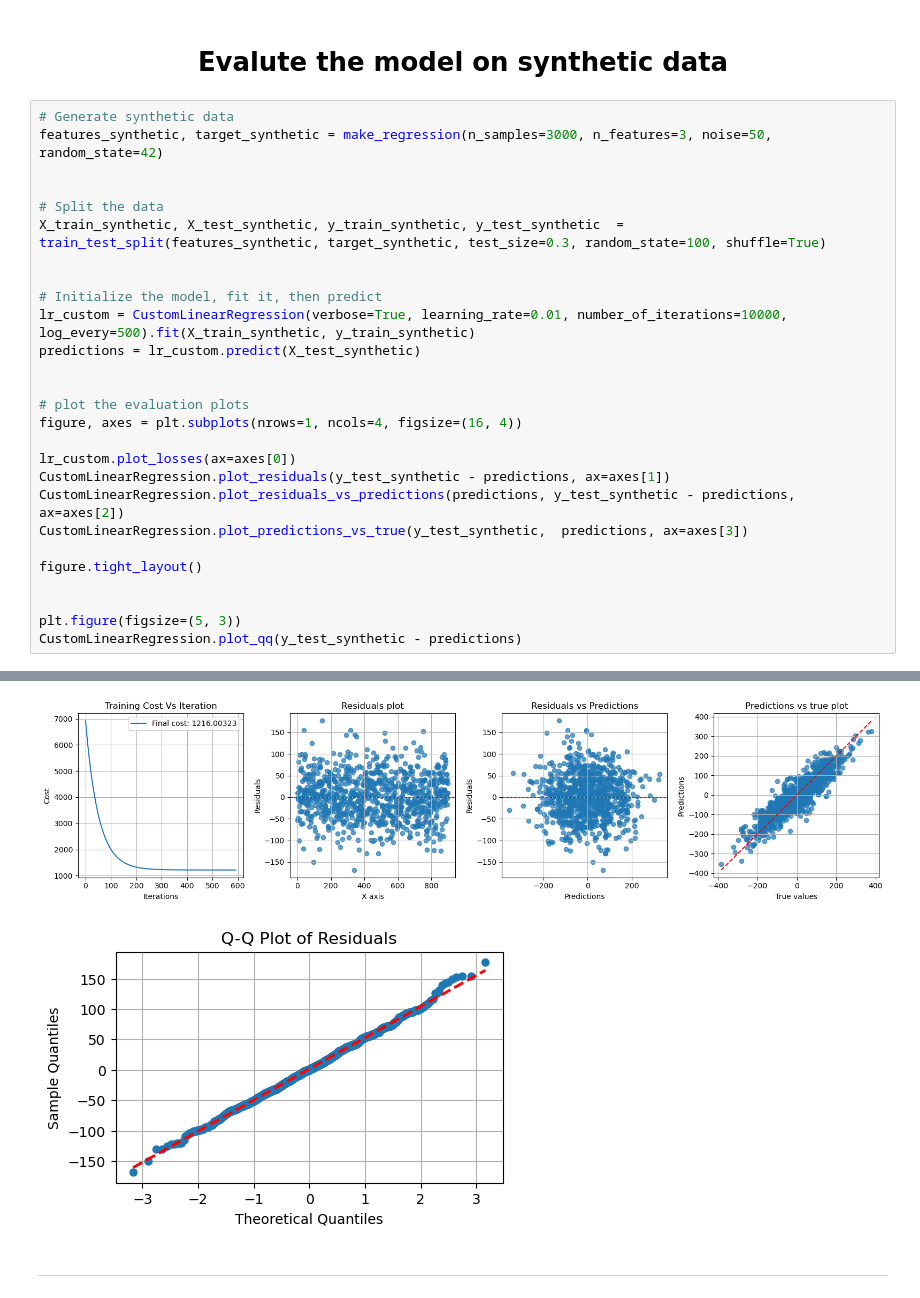
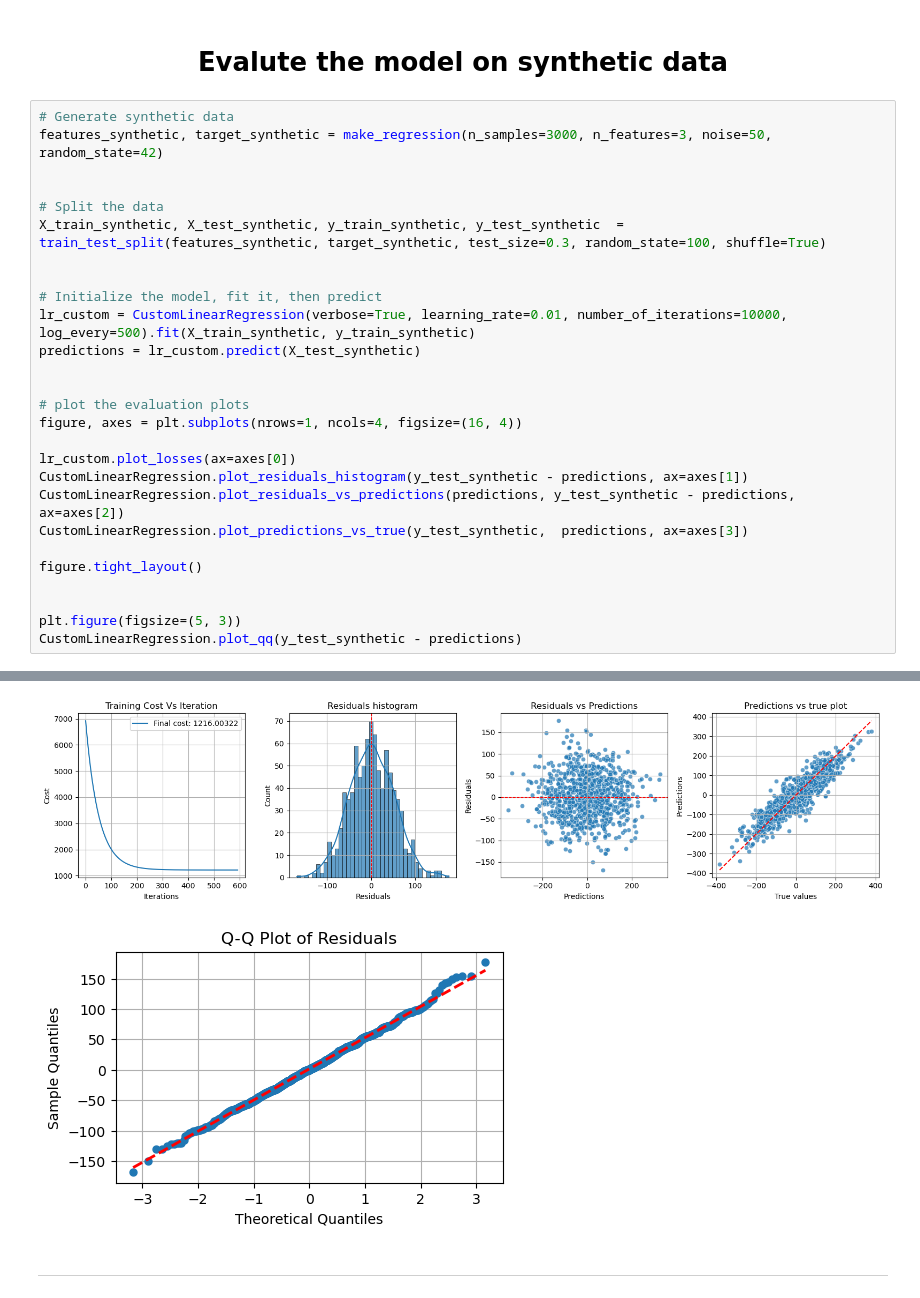
Before and after one commit to MustafaAdam/ml, a Jupyter notebook: linear_regression/custom_linear_regression.ipynb, the cells around one changed output, grey strips where cells are left out. Drawn from its saved outputs; the diff is of its cells as text.

```diff
--- a/linear_regression/custom_linear_regression.ipynb
+++ b/linear_regression/custom_linear_regression.ipynb
@@ -239,7 +274,7 @@ predictions = lr_custom.predict(X_test_synthetic)
 figure, axes = plt.subplots(nrows=1, ncols=4, figsize=(16, 4))
 
 lr_custom.plot_losses(ax=axes[0])
-CustomLinearRegression.plot_residuals(y_test_synthetic - predictions, ax=axes[1])
+CustomLinearRegression.plot_residuals_histogram(y_test_synthetic - predictions, ax=axes[1])
 CustomLinearRegression.plot_residuals_vs_predictions(predictions, y_test_synthetic - predictions, ax=axes[2])
 CustomLinearRegression.plot_predictions_vs_true(y_test_synthetic,  predictions, ax=axes[3])
 
@@ -254,5 +289,5 @@ Iteration: 500 | Cost: 1216.25581 | Weights Norm: 106.9649336207791
 Early stopping at iteration: 592 due to ΔCost being less 0.001
-[figure, old version]
+[figure, new version]
 [figure]
 # %% [markdown]
 ---
```
Also changed, not shown: parts of 15 cells of this notebook.
